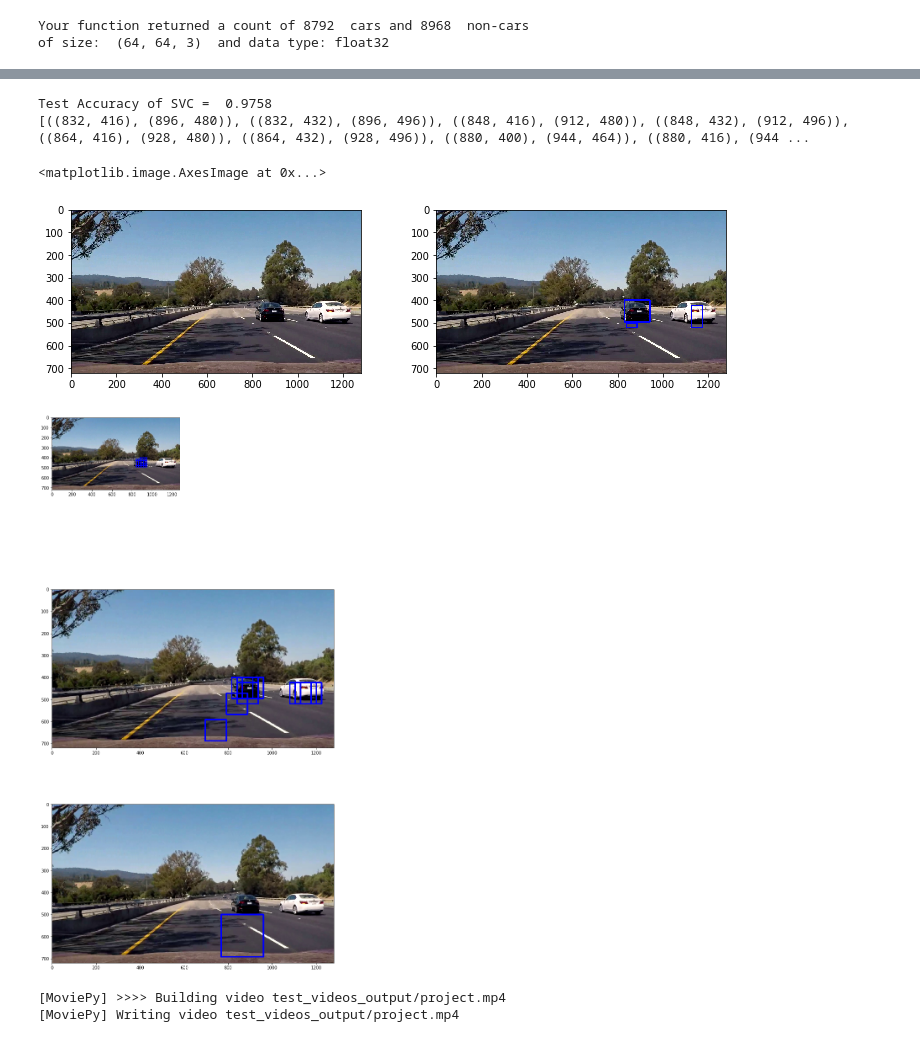
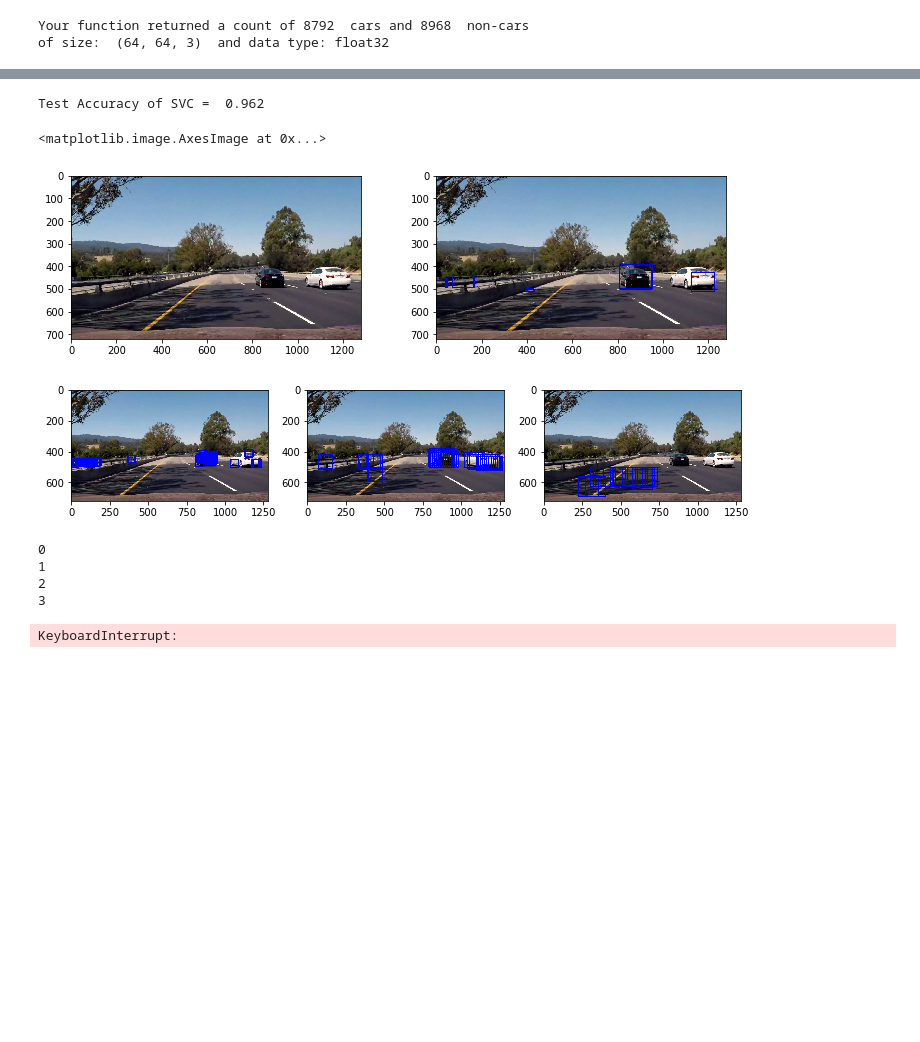
Before and after one commit to avernethy/CarND-Vehicle-Detection, a Jupyter notebook: CarND-Vehicle_Finding.ipynb, the cells around one changed output, grey strips where cells are left out. Saved outputs shown, nothing was run; the diff lists cells and outputs as text; code cells hidden in the pictures; blank space fills up the shorter version.

```diff
--- a/CarND-Vehicle_Finding.ipynb
+++ b/CarND-Vehicle_Finding.ipynb
@@ -41,11 +41,11 @@ class HeatFrame():
         self.best_box = np.sum(np.array(self.recent_boxes),axis = 0)
 # %%
 #Cell 3. Classifier Parameters
-color_space = 'HLS' # Can be RGB, HSV, LUV, HLS, YUV, YCrCb
+color_space = 'YCrCb' # Can be RGB, HSV, LUV, HLS, YUV, YCrCb
 orient = 8  # HOG orientations
 pix_per_cell = 8 # HOG pixels per cell
-cell_per_block = 2 # HOG cells per block
-hog_channel = 1 # Can be 0, 1, 2, or "ALL"
+cell_per_block = 1 # HOG cells per block
+hog_channel = 0 # Can be 0, 1, 2, or "ALL"
 spatial_size = (16, 16) # Spatial binning dimensions
 hist_bins = 16    # Number of histogram bins
 spatial_feat = True # Spatial features on or off
@@ -117,7 +92,7 @@ def color_hist(img, nbins=32, bins_range=(0, 256)):
     channel2_hist = np.histogram(img[:,:,1], bins=nbins, range=bins_range)
     channel3_hist = np.histogram(img[:,:,2], bins=nbins, range=bins_range)
     # Concatenate the histograms into a single feature vector
-    return np.concatenate((channel1_hist[0], channel2_hist[0], channel3_hist[0]))
+    return np.concatenate((channel2_hist[0], channel3_hist[0]))
 # %%
 #Cell 7. 3d Plot
 #Try experimenting with different color spaces such as LUV or HLS
@@ -588,10 +563,11 @@ def find_cars(img, xstart, xstop, ystart, ystop, scale, svc, X_scaler, orient, p
             test_decision = svc.decision_function(test_features)
 
             if test_prediction == 1:
-                if(test_decision > 1.2):
+                if(test_decision > 0.7):
                     #print("Predict")
+                    #print("")
                     #print(test_decision)
-
+                    #print("")
                     xbox_left = np.int(xleft*scale)
                     ytop_draw = np.int(ytop*scale)
                     win_draw = np.int(window*scale)
@@ -863,17 +714,17 @@ print('Test Accuracy of SVC = ', round(clf.score(X_test, y_test), 4))
 image = mpimg.imread('video_diag/frame23.jpg')
 draw_image = np.copy(image)
 
-param_list = [(0,1280,400,500,1.0), (0,1280,400,700,1.5), (0,1280,500,720,3.0)]
+param_list = [(0,1280,380,500,0.75), (0,1280,380,600,1.5), (0,1280,500,720,2.0)]
 all_boxes = []
 images_out = []
 img_return=True
 
 for param in param_list:
     x_start = param[0]
-    x_stop = param[1]
+    x_stop  = param[1]
     y_start = param[2]
-    y_stop = param[3]
-    scale = param[4]
+    y_stop  = param[3]
+    scale   = param[4]
     image_out, box_out = find_cars(image, x_start, x_stop, y_start, y_stop, scale, clf, X_scaler, orient, pix_per_cell, cell_per_block, spatial_size, hist_bins, color_space, img_return, hog_channel, spatial_feat, hist_feat, hog_feat)
     all_boxes.extend(box_out)
     images_out.append(image_out)
@@ -883,7 +734,7 @@ heat = np.zeros_like(image[:,:,0]).astype(np.float)
 heat = add_heat(heat,all_boxes)
 
 # Apply threshold to help remove false positives
-heat = apply_threshold(heat,2)
+heat = apply_threshold(heat,7)
 
 # Visualize the heatmap when displaying
 heatmap = np.clip(heat, 0, 255)
@@ -892,27 +743,26 @@ heatmap = np.clip(heat, 0, 255)
 labels = label(heatmap)
 draw_img = draw_labeled_bboxes(np.copy(image), labels)
 # %% [output]
-Test Accuracy of SVC =  0.9758
-[((832, 416), (896, 480)), ((832, 432), (896, 496)), ((848, 416), (912, 480)), ((848, 432), (912, 496)), ((864, 416), (928, 480)), ((864, 432), (928, 496)), ((880, 400), (944, 464)), ((880, 416), (944 ...
+Test Accuracy of SVC =  0.962
 # %%
 #Cell 26.  Plot the original, final and the contributors to the final
 fig = plt.figure(figsize=(12,3))
 plt.subplot(121)
 plt.imshow(image)
 plt.subplot(122)
 plt.imshow(draw_img)
 
 fig = plt.figure(figsize=(12,6))
-plt.subplot(421)
+plt.subplot(131)
 plt.imshow(images_out[0])
-plt.subplot(412)
+plt.subplot(132)
 plt.imshow(images_out[1])
-plt.subplot(413)
+plt.subplot(133)
 plt.imshow(images_out[2])
 # %% [output]
 <matplotlib.image.AxesImage at 0x...>
-[figure, old version]
+[figure, new version]
-[figure, old version]
+[figure, new version]
 # %%
 #Cell 27. Video Pipeline
 def process_image(img_from_vid):
@@ -946,13 +796,19 @@ def process_image(img_from_vid):
     return draw_labeled_bboxes(np.copy(img_from_vid), labels)
 # %%
 #Cell 28
-#heat_img = HeatFrame()
-#test_vid_imgs = glob.glob('video_diag/*.jpg')
-#pathOut = 'output_images'
-#for count in range(len(test_vid_imgs)):
-#    test_vid_img_out = process_image(mpimg.imread(test_vid_imgs[count]))
-#    cv2.imwrite(os.path.join(pathOut, "frame{:d}.jpg".format(count)), test_vid_img_out)
-#    print(count)
+heat_img = HeatFrame()
+test_vid_imgs = glob.glob('video_diag/*.jpg')
+pathOut = 'output_images'
+for count in range(len(test_vid_imgs)):
+    test_vid_img_out = process_image(mpimg.imread(test_vid_imgs[count]))
+    cv2.imwrite(os.path.join(pathOut, "frame{:d}.jpg".format(count)), test_vid_img_out)
+    print(count)
+# %% [output]
+0
+1
+2
+3
+KeyboardInterrupt:
 # %%
 #Cell 29
 # Import everything needed to edit/save/watch video clips
@@ -962,7 +818,7 @@ from IPython.display import HTML
 #Cell 30.  Video Processing
 
 heat_img = HeatFrame()
-project_output = 'test_videos_output/project.mp4'
+project_output = 'test_videos_output/project2.mp4'
 
 ## To speed up the testing process you may want to try your pipeline on a shorter subclip of the video
 ## To do so add .subclip(start_second,end_second) to the end of the line below
@@ -972,9 +828,6 @@ project_output = 'test_videos_output/project.mp4'
 clip1 = VideoFileClip("project_video.mp4")
 project_clip = clip1.fl_image(process_image) #NOTE: this function expects color images!!
 %time project_clip.write_videofile(project_output, audio=False)
-# %% [output]
-[MoviePy] >>>> Building video test_videos_output/project.mp4
-[MoviePy] Writing video test_videos_output/project.mp4
 # %%
 #Cell 31.  Extract Frames for Diagnostic
 def extractFrames(pathIn, pathOut):
```
Also changed, not shown: parts of 13 cells of this notebook, 3 other files.
